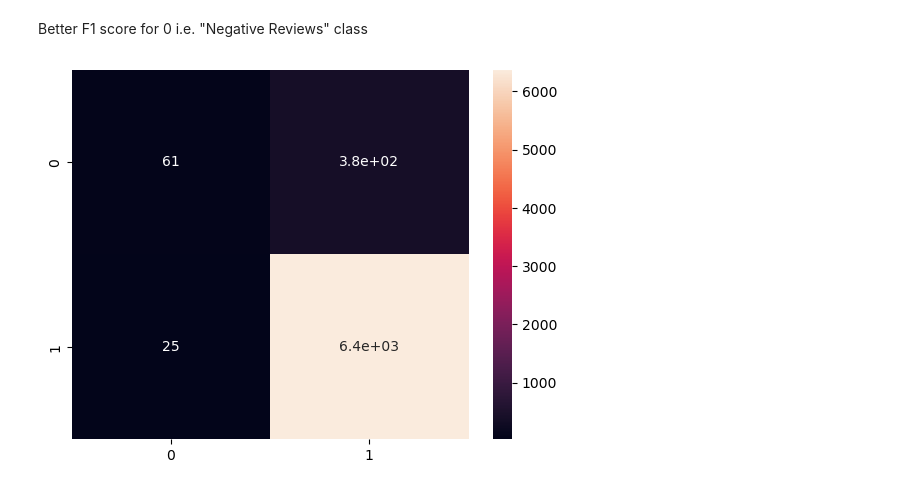
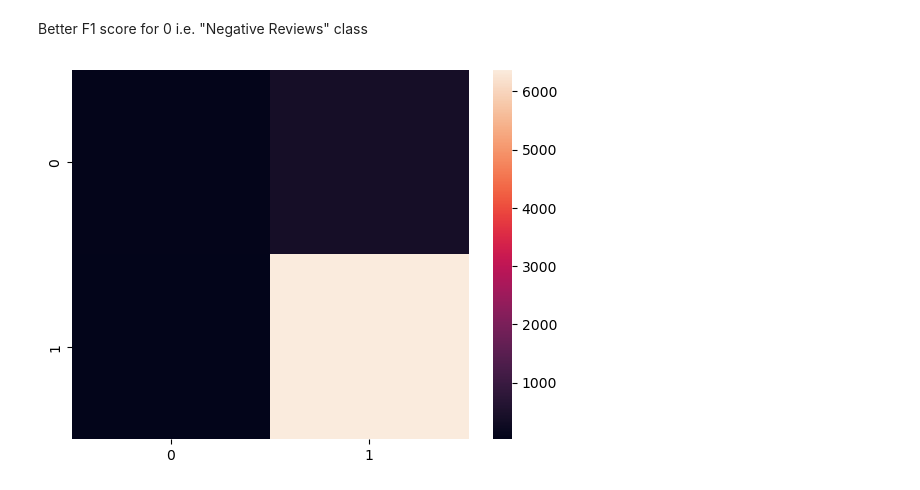
Before and after one commit to Prav001/Elden-Ring-Reviews-Sentiment-Analysis, a Jupyter notebook: elden-ring-reviews-sentiment-analysis.ipynb, the cells around one changed output. Cells and saved outputs as stored; diff of their text form; code cells hidden in the pictures.

```diff
--- a/elden-ring-reviews-sentiment-analysis.ipynb
+++ b/elden-ring-reviews-sentiment-analysis.ipynb
@@ -166,7 +185,7 @@ weighted avg       0.93      0.94      0.92      6836
 # %% [markdown]
 Better F1 score for 0 i.e. "Negative Reviews" class
 # %%
-sns.heatmap(confusion_matrix(y_test, bestimator_lr.predict(test_vectors)), annot=True)
+sns.heatmap(confusion_matrix(y_test, bestimator_lr.predict(test_vectors)))
 plt.show()
 # %% [output]
-[figure, old version]
+[figure, new version]
```
Also changed, not shown: parts of 4 cells of this notebook.
